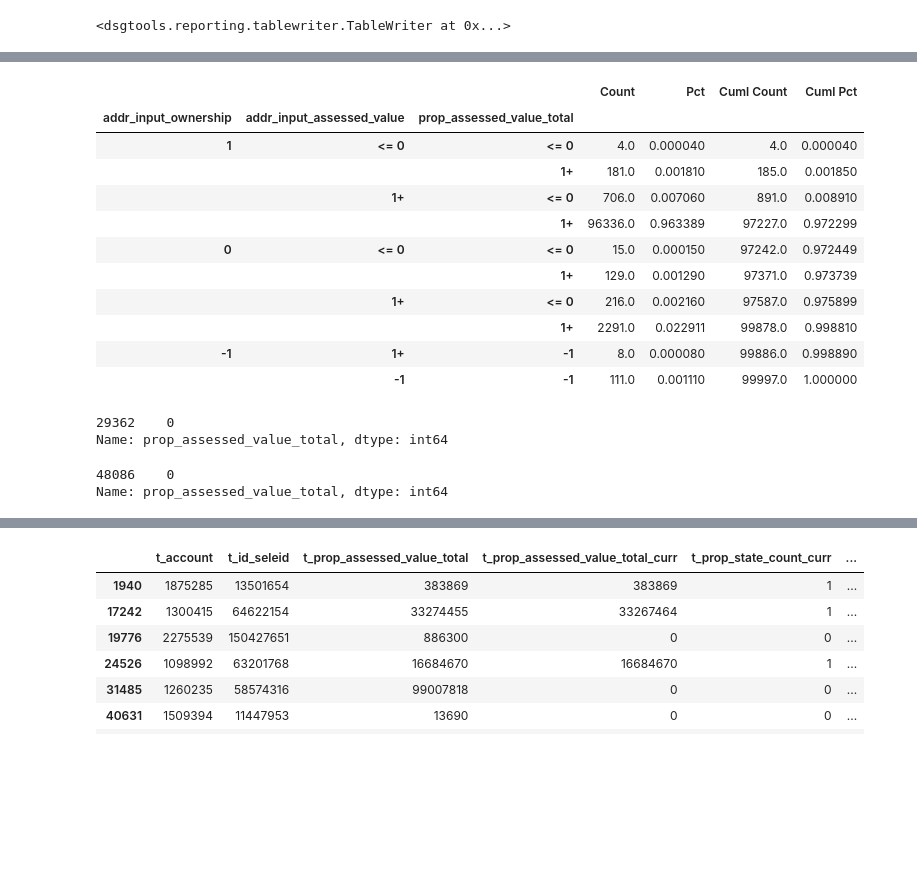
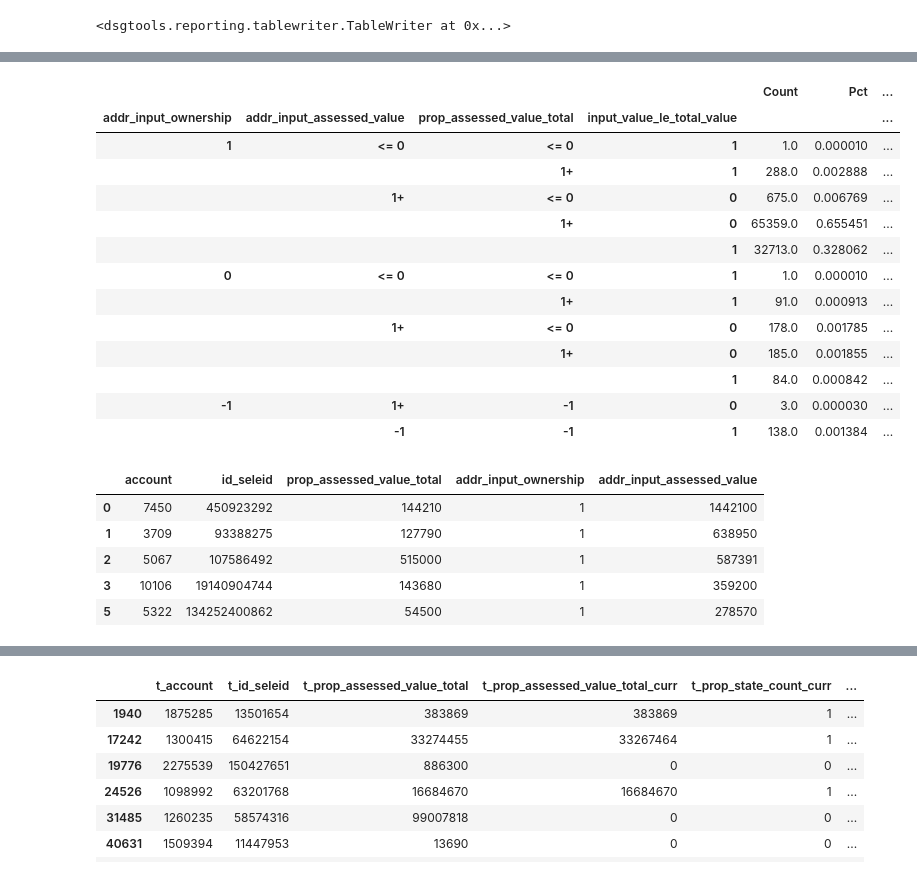
Before and after one commit to liuwe01/dsbsvc-productrnd-business-ARBMS-2023, a Jupyter notebook: 22_AMEX_1587.ipynb, the cells around one changed output, grey strips where cells are left out. Cells and saved outputs as stored; diff of their text form; code cells hidden in the pictures; blank space fills up the shorter version.

```diff
--- a/22_AMEX.ipynb
+++ b/22_AMEX_1587.ipynb
@@ -14,9 +14,9 @@ path = 'Analytics/RnD Projects/Product RnD/Business/_ARMBS_Tickets/2023/air_1587
 # %%
 from dsgtools import azure
 ## link to 20 ipynb
-base = pd.read_adls("Analytics/RnD Projects/Product RnD/Business/_ARMBS_Tickets/2023/air_1587/1019_air_1587_business_shell_v31_base_w20231018-164942_sas_layout_busshell.csv",
+base = pd.read_adls("Analytics/RnD Projects/Product RnD/Business/_ARMBS_Tickets/2023/air_1587/1108_air_1587_business_shell_v31_base_w20231107-084618_sas_layout_busshell.csv",
                     reader = pd.read_csv, encoding='iso-8859-1', verbose = False, low_memory = False)
-test = pd.read_adls("Analytics/RnD Projects/Product RnD/Business/_ARMBS_Tickets/2023/air_1587/1019_air_1587_business_shell_v31_test_w20231018-174956_sas_layout_busshell.csv",
+test = pd.read_adls("Analytics/RnD Projects/Product RnD/Business/_ARMBS_Tickets/2023/air_1587/1108_air_1587_business_shell_v31_test_w20231107-113955_sas_layout_busshell.csv",
                     reader = pd.read_csv, encoding='iso-8859-1', verbose = False, low_memory = False)
 print(base.shape)
 print(test.shape)
@@ -43,6 +52,9 @@ cr = ImpactAnalysisReport(base, test, keys="account",
 cr.to_xlsx("./_temp/air_1587comparison.xlsx", overwrite= True)
 # %% [output]
 <dsgtools.reporting.tablewriter.TableWriter at 0x...>
+# %%
+base["input_value_le_total_value"] = np.where(base.addr_input_assessed_value <= base.prop_assessed_value_total, 1, 0)
+test["input_value_le_total_value"] = np.where(test.addr_input_assessed_value <= test.prop_assessed_value_total, 1, 0)
 # %%
 # interested attributes: 'AssetPropAssessedTotalEver', "InputAddrOwnership", "InputAddrAssessedTotal"
 # prop_assessed_value_total: -1, 0, pos
@@ -66,25 +80,27 @@ freq("addr_input_ownership", "addr_input_assessed_value", "prop_assessed_value_t
 # %%
-freq("addr_input_ownership", "addr_input_assessed_value", "prop_assessed_value_total", df = test, format = [None, fmt, fmt], cross = False, observed = True)
+freq("addr_input_ownership", "addr_input_assessed_value", "prop_assessed_value_total", "input_value_le_total_value", df = test, format = [None, fmt, fmt, None], cross = False, observed = True)
 # %% [output]
-|  |  |  | Count | Pct | Cuml Count | Cuml Pct |
-| addr_input_ownership | addr_input_assessed_value | prop_assessed_value_total |  |  |  |  |
-| 1 | <= 0 | <= 0 | 4.0 | 0.000040 | 4.0 | 0.000040 |
-|  |  | 1+ | 181.0 | 0.001810 | 185.0 | 0.001850 |
-|  | 1+ | <= 0 | 706.0 | 0.007060 | 891.0 | 0.008910 |
-|  |  | 1+ | 96336.0 | 0.963389 | 97227.0 | 0.972299 |
-| 0 | <= 0 | <= 0 | 15.0 | 0.000150 | 97242.0 | 0.972449 |
-|  |  | 1+ | 129.0 | 0.001290 | 97371.0 | 0.973739 |
-|  | 1+ | <= 0 | 216.0 | 0.002160 | 97587.0 | 0.975899 |
-|  |  | 1+ | 2291.0 | 0.022911 | 99878.0 | 0.998810 |
-| -1 | 1+ | -1 | 8.0 | 0.000080 | 99886.0 | 0.998890 |
-|  | -1 | -1 | 111.0 | 0.001110 | 99997.0 | 1.000000 |
+|  |  |  |  | Count | Pct | ... |
+| addr_input_ownership | addr_input_assessed_value | prop_assessed_value_total | input_value_le_total_value |  |  | ... |
+| 1 | <= 0 | <= 0 | 1 | 1.0 | 0.000010 | ... |
+|  |  | 1+ | 1 | 288.0 | 0.002888 | ... |
+|  | 1+ | <= 0 | 0 | 675.0 | 0.006769 | ... |
+|  |  | 1+ | 0 | 65359.0 | 0.655451 | ... |
+|  |  |  | 1 | 32713.0 | 0.328062 | ... |
+| 0 | <= 0 | <= 0 | 1 | 1.0 | 0.000010 | ... |
+|  |  | 1+ | 1 | 91.0 | 0.000913 | ... |
+|  | 1+ | <= 0 | 0 | 178.0 | 0.001785 | ... |
+|  |  | 1+ | 0 | 185.0 | 0.001855 | ... |
+|  |  |  | 1 | 84.0 | 0.000842 | ... |
+| -1 | 1+ | -1 | 0 | 3.0 | 0.000030 | ... |
+|  | -1 | -1 | 1 | 138.0 | 0.001384 | ... |
-# %%
-test.loc[test.id_seleid == 28892246199, "prop_assessed_value_total"]
-# %% [output]
-29362    0
-Name: prop_assessed_value_total, dtype: int64
-# %%
-base.loc[base.id_seleid == 28892246199, "prop_assessed_value_total"]
-# %% [output]
-48086    0
-Name: prop_assessed_value_total, dtype: int64
+# %%
+test.loc[(test.addr_input_ownership ==1) & (test.addr_input_assessed_value > 0) & (test.prop_assessed_value_total <=0) & (test.input_value_le_total_value ==0),
+         ["account", "id_seleid", 'prop_assessed_value_total', 'addr_input_ownership',"addr_input_assessed_value"]].head()
+# %% [output]
+|  | account | id_seleid | prop_assessed_value_total | addr_input_ownership | addr_input_assessed_value |
+| 0 | 7450 | 450923292 | 144210 | 1 | 1442100 |
+| 1 | 3709 | 93388275 | 127790 | 1 | 638950 |
+| 2 | 5067 | 107586492 | 515000 | 1 | 587391 |
+| 3 | 10106 | 19140904744 | 143680 | 1 | 359200 |
+| 5 | 5322 | 134252400862 | 54500 | 1 | 278570 |
```
Also changed, not shown: parts of 10 cells of this notebook, 15 other files.
